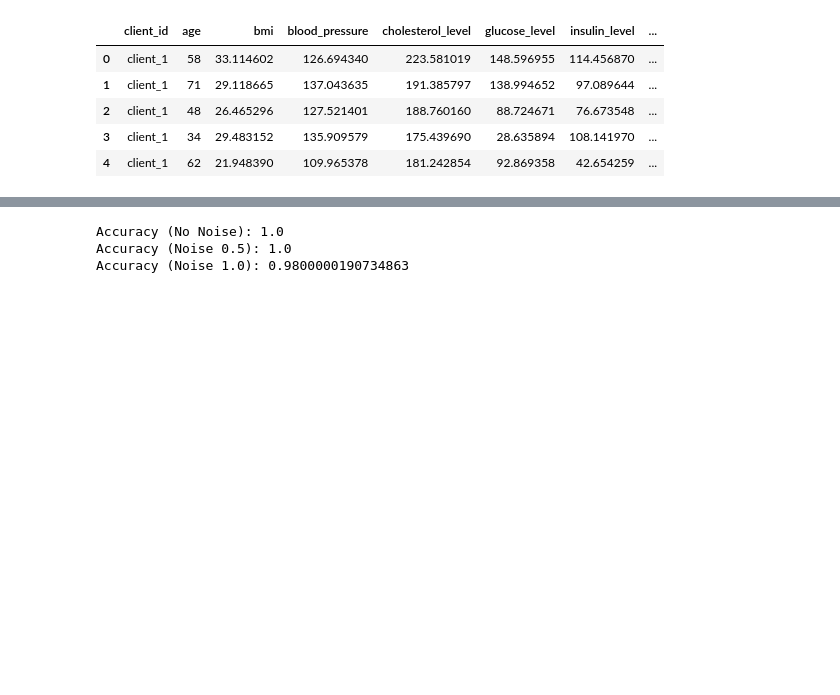
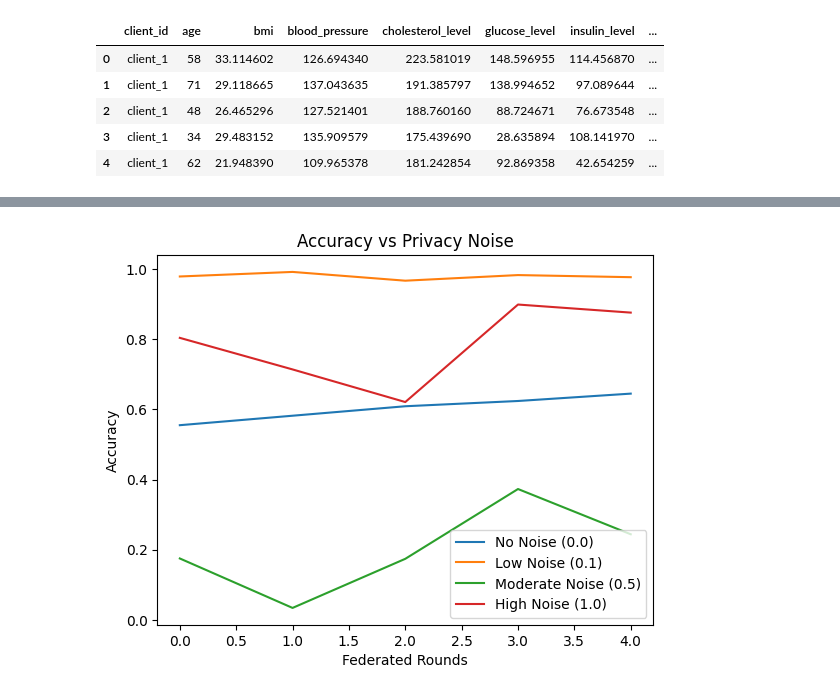
Before and after one commit to nikspatil0120/Ethics_AI_Experiments, a Jupyter notebook: Exp2_EthicsAI.ipynb, the cells around one changed output, grey strips where cells are left out. Cells and saved outputs as stored; diff of their text form; code cells hidden in the pictures; blank space fills up the shorter version.

```diff
--- a/Exp2_EthicsAI.ipynb
+++ b/Exp2_EthicsAI.ipynb
@@ -71,0 +14,8 @@ client_datasets = split_dataset(data, num_clients)
+# %%
+from sklearn.preprocessing import LabelEncoder, StandardScaler
+for col in data.columns:
+    if data[col].dtype == 'object':
+        data[col] = LabelEncoder().fit_transform(data[col])
+data.iloc[:, :-1] = data.iloc[:, :-1].astype(float)
+scaler = StandardScaler()
+data.iloc[:, :-1] = scaler.fit_transform(data.iloc[:, :-1])
@@ -179,12 +135,16 @@ Round 5 completed
 # %%
 def evaluate(model, data):
     model.eval()
-    X = torch.tensor(data.iloc[:, :-1].values, dtype=torch.float32).to(device)
-    y = torch.tensor(data.iloc[:, -1].values, dtype=torch.long).to(device)
+    X = torch.tensor(data.iloc[:, :-1].values, dtype=torch.float32)
+    y = torch.tensor(data.iloc[:, -1].values, dtype=torch.long)
 
     with torch.no_grad():
-        preds = model(X)
-        predicted = torch.argmax(preds, dim=1)
+        preds = torch.argmax(model(X), dim=1)
 
-    accuracy = (predicted == y).float().mean().item()
-    return accuracy
+    return (preds == y).float().mean().item()
+rounds = 5
+
+acc_0  = federated_learning(data, rounds, noise=0.0)
+acc_01 = federated_learning(data, rounds, noise=0.1)
+acc_05 = federated_learning(data, rounds, noise=0.5)
+acc_10 = federated_learning(data, rounds, noise=1.0)
@@ -191,12 +169,15 @@ def evaluate(model, data):
-# %%
-acc_0 = evaluate(model_0, data)
-acc_05 = evaluate(model_05, data)
-acc_10 = evaluate(model_10, data)
-
-print("Accuracy (No Noise):", acc_0)
-print("Accuracy (Noise 0.5):", acc_05)
-print("Accuracy (Noise 1.0):", acc_10)
-# %% [output]
-Accuracy (No Noise): 1.0
-Accuracy (Noise 0.5): 1.0
-Accuracy (Noise 1.0): 0.9800000190734863
+# %%
+import matplotlib.pyplot as plt
+
+plt.plot(acc_0,  label="No Noise (0.0)")
+plt.plot(acc_01, label="Low Noise (0.1)")
+plt.plot(acc_05, label="Moderate Noise (0.5)")
+plt.plot(acc_10, label="High Noise (1.0)")
+
+plt.xlabel("Federated Rounds")
+plt.ylabel("Accuracy")
+plt.title("Accuracy vs Privacy Noise")
+plt.legend()
+plt.show()
+# %% [output]
+[figure, added]
```
Also changed, not shown: parts of 15 cells of this notebook.
